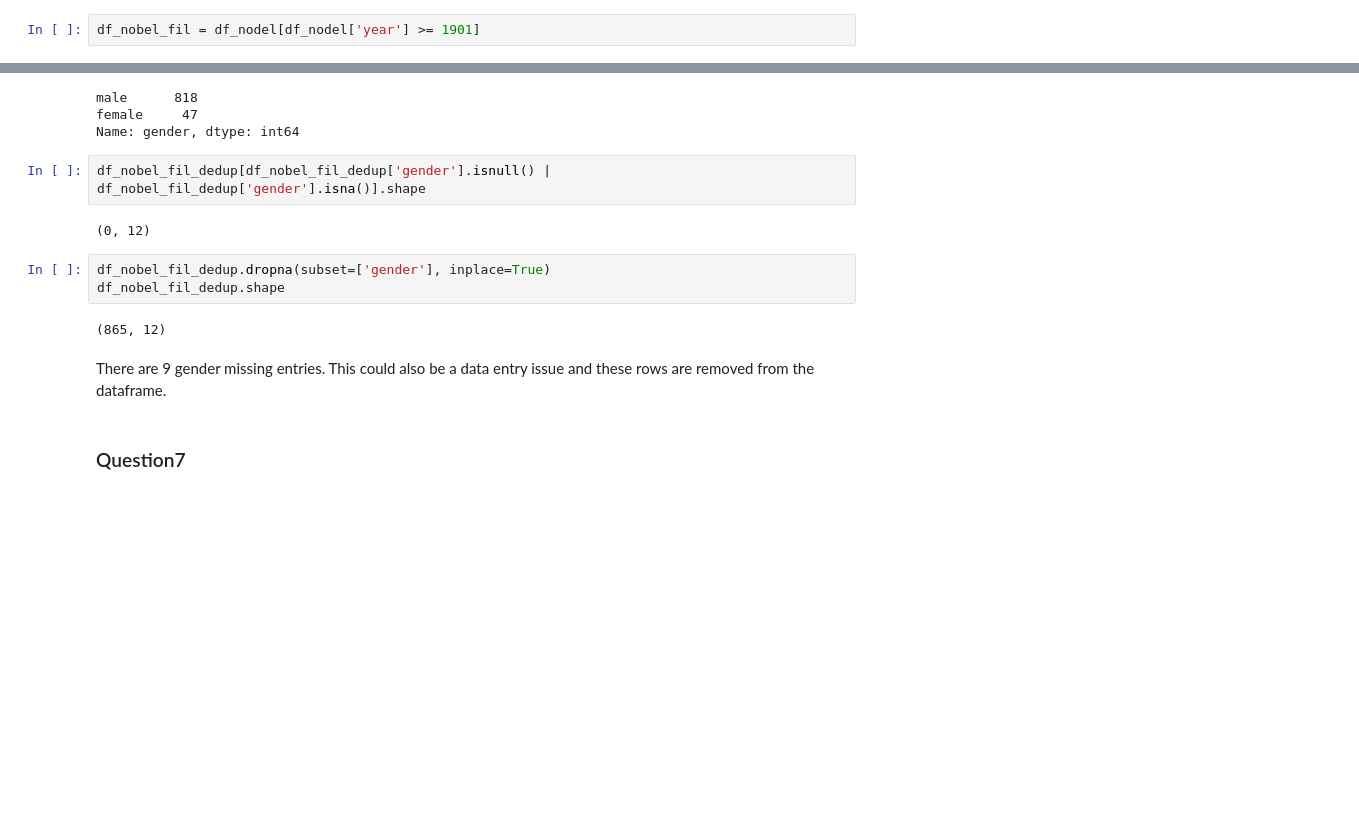
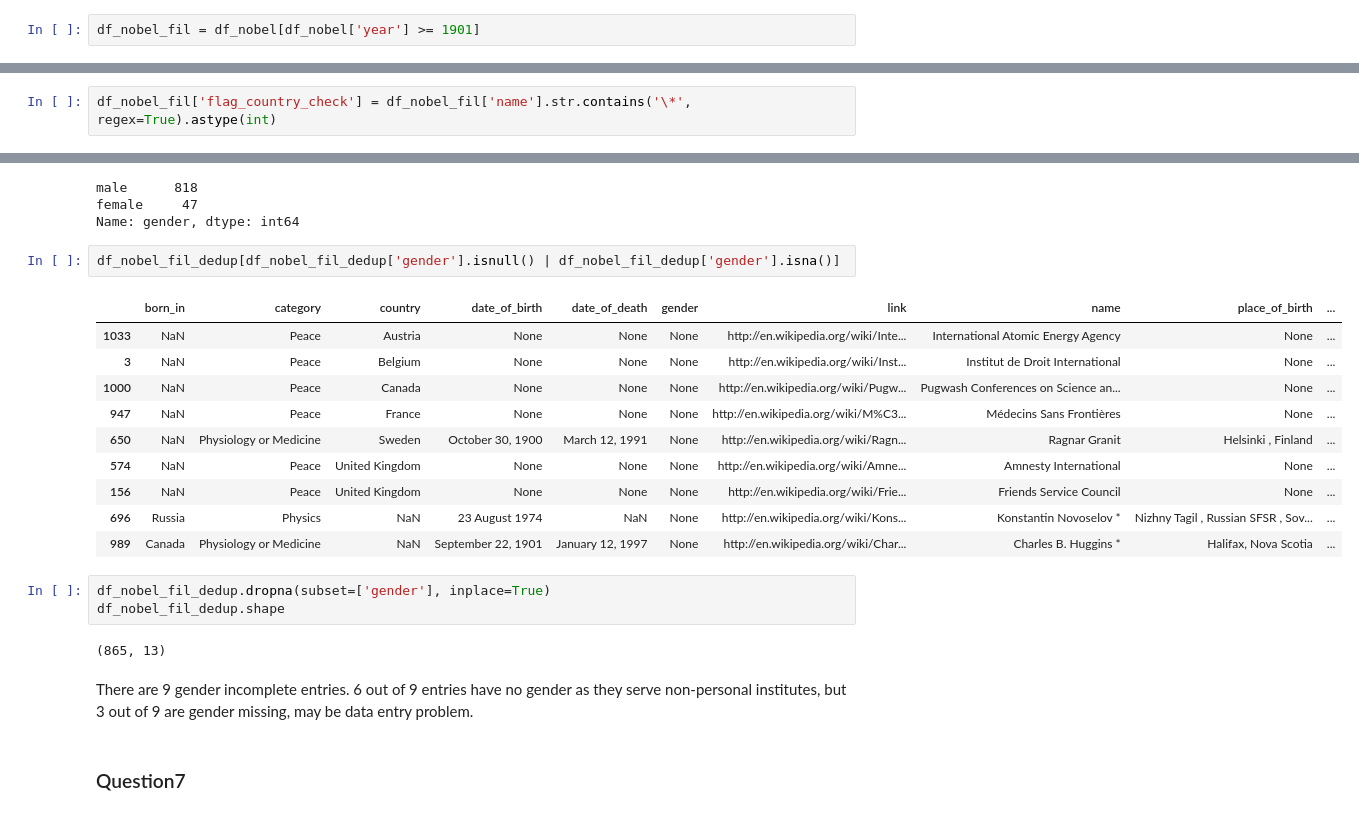
Before and after one commit to narendraparigi1987/datastewardship, a Jupyter notebook: assignment3/Assignment3.ipynb, the cells around one changed output, grey strips where cells are left out. Drawn from its saved outputs; the diff is of its cells as text; blank space fills up the shorter version.

```diff
--- a/assignment3/Assignment3.ipynb
+++ b/assignment3/Assignment3.ipynb
@@ -104,7 +104,7 @@ memory usage: 4.4+ KB
 # %% [markdown]
 ### Question 1
 # %%
-df_nobel_fil = df_nodel[df_nodel['year'] >= 1901]
+df_nobel_fil = df_nobel[df_nobel['year'] >= 1901]
 # %%
 df_nobel_fil.sort_values(by=['year']).head(2)
 # %% [output]
@@ -152,0 +151,2 @@ df_nobel_fil[df_nobel_fil['name'].str.contains('\*', regex=True)==True].head(2)
+# %%
+df_nobel_fil['flag_country_check'] = df_nobel_fil['name'].str.contains('\*', regex=True).astype(int)
@@ -212,16 +220,25 @@ male      818
 female     47
 Name: gender, dtype: int64
 # %%
-df_nobel_fil_dedup[df_nobel_fil_dedup['gender'].isnull() | df_nobel_fil_dedup['gender'].isna()].shape
+df_nobel_fil_dedup[df_nobel_fil_dedup['gender'].isnull() | df_nobel_fil_dedup['gender'].isna()]
 # %% [output]
-(0, 12)
+|  | born_in | category | country | date_of_birth | date_of_death | gender | link | name | place_of_birth | ... |
+| 1033 | NaN | Peace | Austria | None | None | None | http://en.wikipedia.org/wiki/Inte... | International Atomic Energy Agency | None | ... |
+| 3 | NaN | Peace | Belgium | None | None | None | http://en.wikipedia.org/wiki/Inst... | Institut de Droit International | None | ... |
+| 1000 | NaN | Peace | Canada | None | None | None | http://en.wikipedia.org/wiki/Pugw... | Pugwash Conferences on Science an... | None | ... |
+| 947 | NaN | Peace | France | None | None | None | http://en.wikipedia.org/wiki/M%C3... | Médecins Sans Frontières | None | ... |
+| 650 | NaN | Physiology or Medicine | Sweden | October 30, 1900 | March 12, 1991 | None | http://en.wikipedia.org/wiki/Ragn... | Ragnar Granit | Helsinki , Finland | ... |
+| 574 | NaN | Peace | United Kingdom | None | None | None | http://en.wikipedia.org/wiki/Amne... | Amnesty International | None | ... |
+| 156 | NaN | Peace | United Kingdom | None | None | None | http://en.wikipedia.org/wiki/Frie... | Friends Service Council | None | ... |
+| 696 | Russia | Physics | NaN | 23 August 1974 | NaN | None | http://en.wikipedia.org/wiki/Kons... | Konstantin Novoselov * | Nizhny Tagil , Russian SFSR , Sov... | ... |
+| 989 | Canada | Physiology or Medicine | NaN | September 22, 1901 | January 12, 1997 | None | http://en.wikipedia.org/wiki/Char... | Charles B. Huggins * | Halifax, Nova Scotia | ... |
 # %%
 df_nobel_fil_dedup.dropna(subset=['gender'], inplace=True)
 df_nobel_fil_dedup.shape
 # %% [output]
-(865, 12)
+(865, 13)
-# %% [markdown]
-There are 9 gender missing entries. This could also be a data entry issue and these rows are removed from the dataframe.
+# %% [markdown]
+There are 9 gender incomplete entries. 6 out of 9 entries have no gender as they serve non-personal institutes, but 3 out of 9 are gender missing, may be data entry problem.
 # %% [markdown]
 ### Question7
 # %%
```
Also changed, not shown: parts of 6 cells of this notebook.
